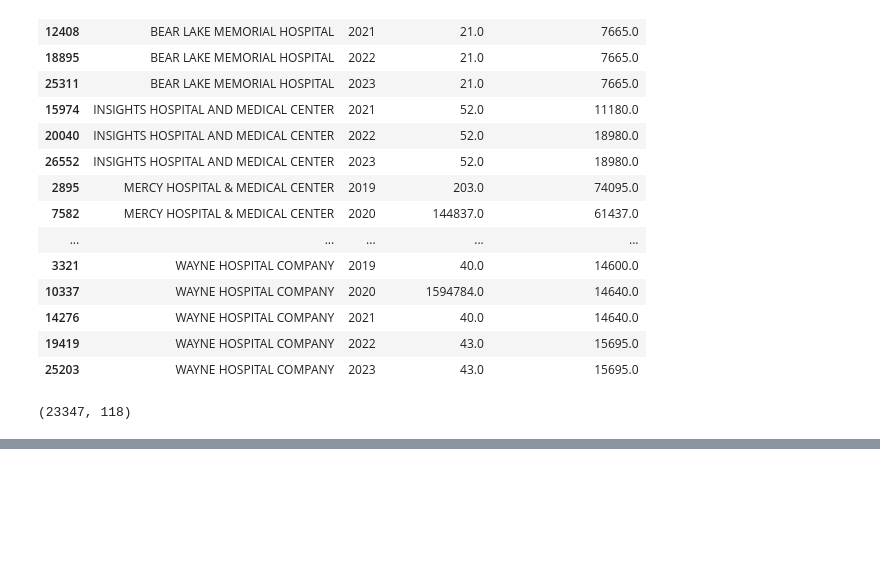
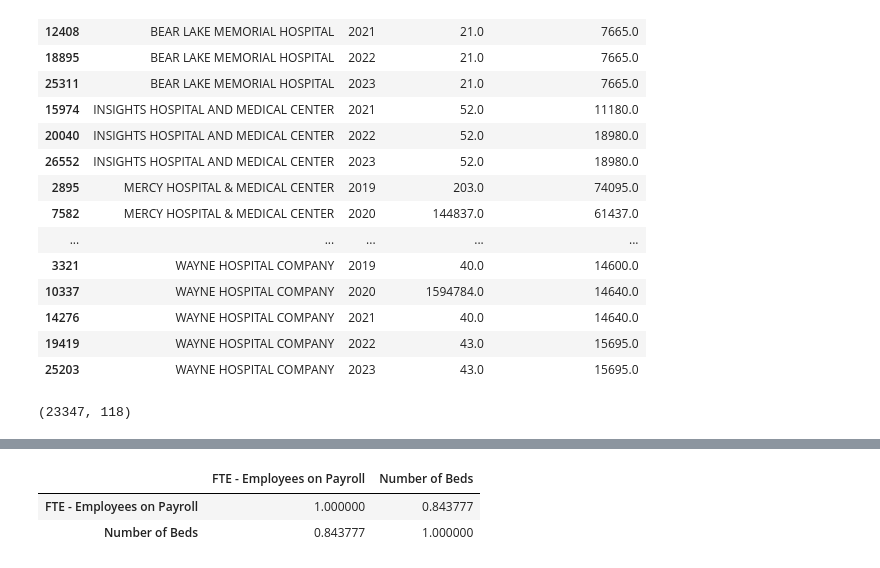
Before and after one commit to Sarah-Eden/hospital-financial-status-prediction, a Jupyter notebook: insights.ipynb, the cells around one changed output, grey strips where cells are left out. Cells and saved outputs as stored; diff of their text form; code cells hidden in the pictures; blank space fills up the shorter version.

```diff
--- a/insights.ipynb
+++ b/insights.ipynb
@@ -144,0 +129,6 @@ df[df['FTE - Employees on Payroll'] > 15000][['Hospital Name', 'City', 'year', '
+# %%
+df[['FTE - Employees on Payroll', 'Number of Beds']].corr()
+# %% [output]
+|  | FTE - Employees on Payroll | Number of Beds |
+| FTE - Employees on Payroll | 1.000000 | 0.843777 |
+| Number of Beds | 0.843777 | 1.000000 |
```
Also changed, not shown: parts of 16 cells of this notebook.
